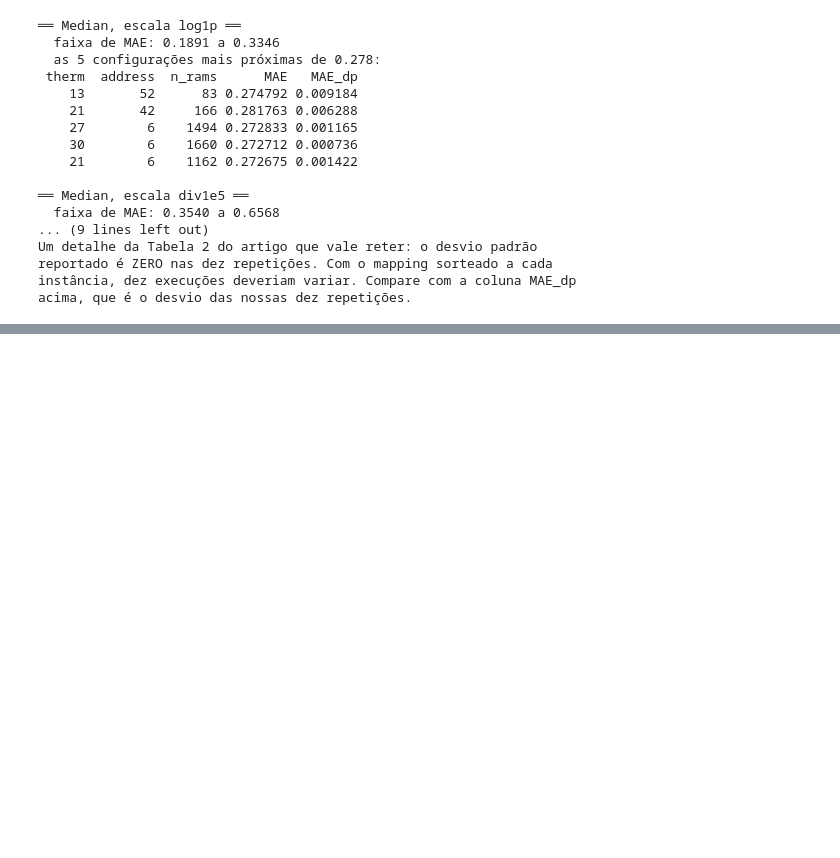
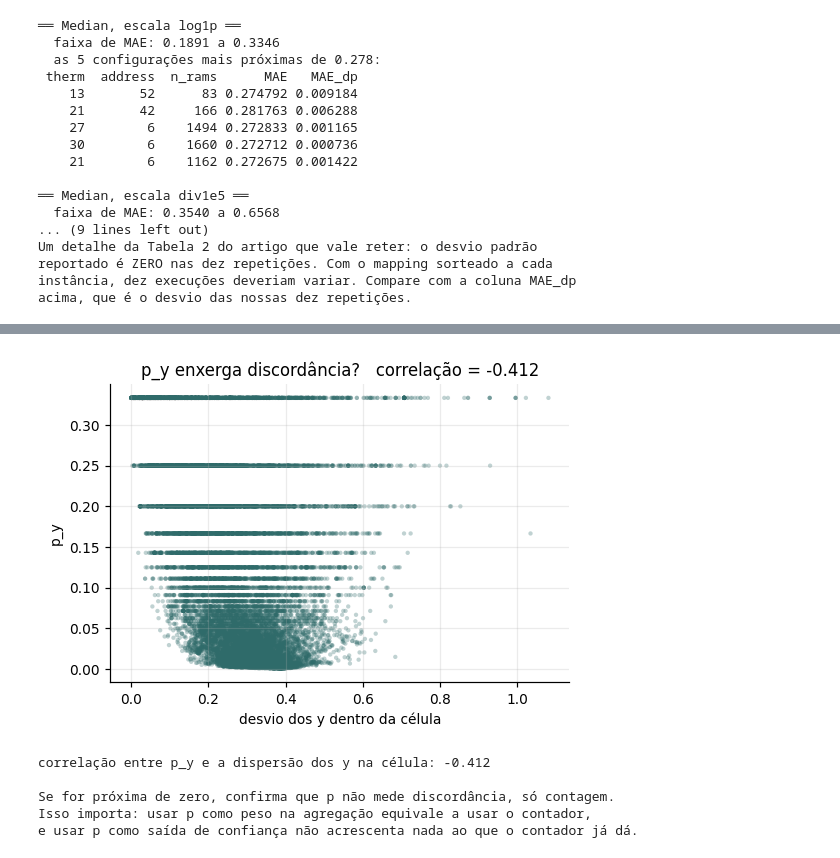
Before and after one commit to AstroNatasha/KalWeNN, a Jupyter notebook: RegressionKalWeNN/04_reproducao_tese.ipynb, the cells around one changed output, grey strips where cells are left out. Cells and saved outputs as stored; diff of their text form; code cells hidden in the pictures; blank space fills up the shorter version.

```diff
--- a/RegressionKalWeNN/04_reproducao_tese.ipynb
+++ b/RegressionKalWeNN/04_reproducao_tese.ipynb
@@ -575,0 +983,28 @@ acima, que é o desvio das nossas dez repetições.
+# %%
+# p enxerga discordância? teste direto: dispersão dos y dentro da célula vs p_y
+disp = []
+for r_, a in zip(est.ram, est.address):
+    vals = y_train[addr_tr[:, r_] == a]
+    disp.append(vals.std() if len(vals) > 1 else np.nan)
+est["dispersao_y"] = disp
+
+sub = est.dropna(subset=["dispersao_y"])
+corr = np.corrcoef(sub.p_y, sub.dispersao_y)[0, 1]
+
+fig, ax = plt.subplots(figsize=(5, 3.6))
+ax.scatter(sub.dispersao_y, sub.p_y, s=8, alpha=.3, color=COR_KAL, edgecolor="none")
+ax.set(xlabel="desvio dos y dentro da célula", ylabel="p_y",
+       title=f"p_y enxerga discordância?   correlação = {corr:.3f}")
+plt.tight_layout(); plt.show()
+
+print(f"correlação entre p_y e a dispersão dos y na célula: {corr:.3f}")
+print("\nSe for próxima de zero, confirma que p não mede discordância, só contagem.")
+print("Isso importa: usar p como peso na agregação equivale a usar o contador,")
+print("e usar p como saída de confiança não acrescenta nada ao que o contador já dá.")
+# %% [output]
+[figure, added]
+correlação entre p_y e a dispersão dos y na célula: -0.412
+
+Se for próxima de zero, confirma que p não mede discordância, só contagem.
+Isso importa: usar p como peso na agregação equivale a usar o contador,
+e usar p como saída de confiança não acrescenta nada ao que o contador já dá.
```
Also changed, not shown: parts of 20 cells of this notebook, 1 other file.
